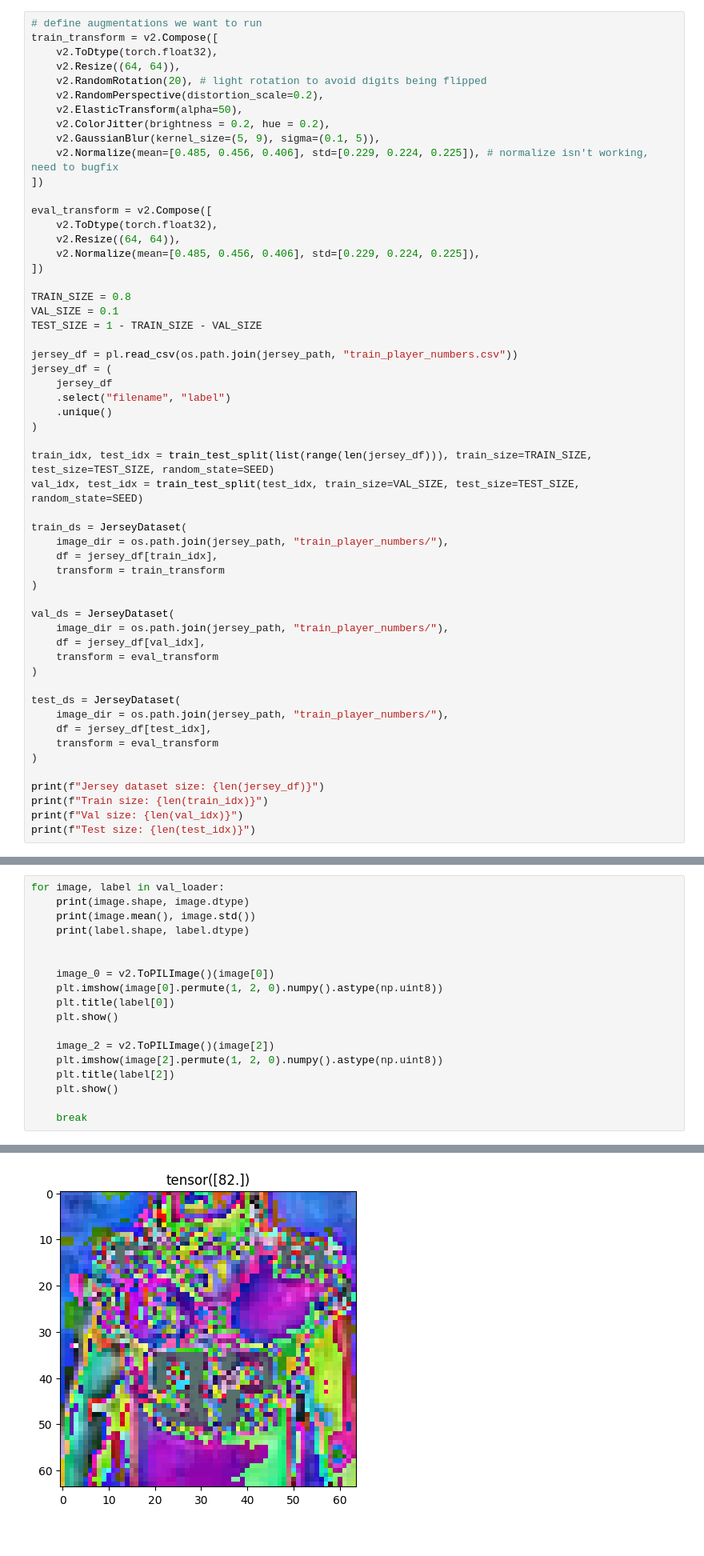
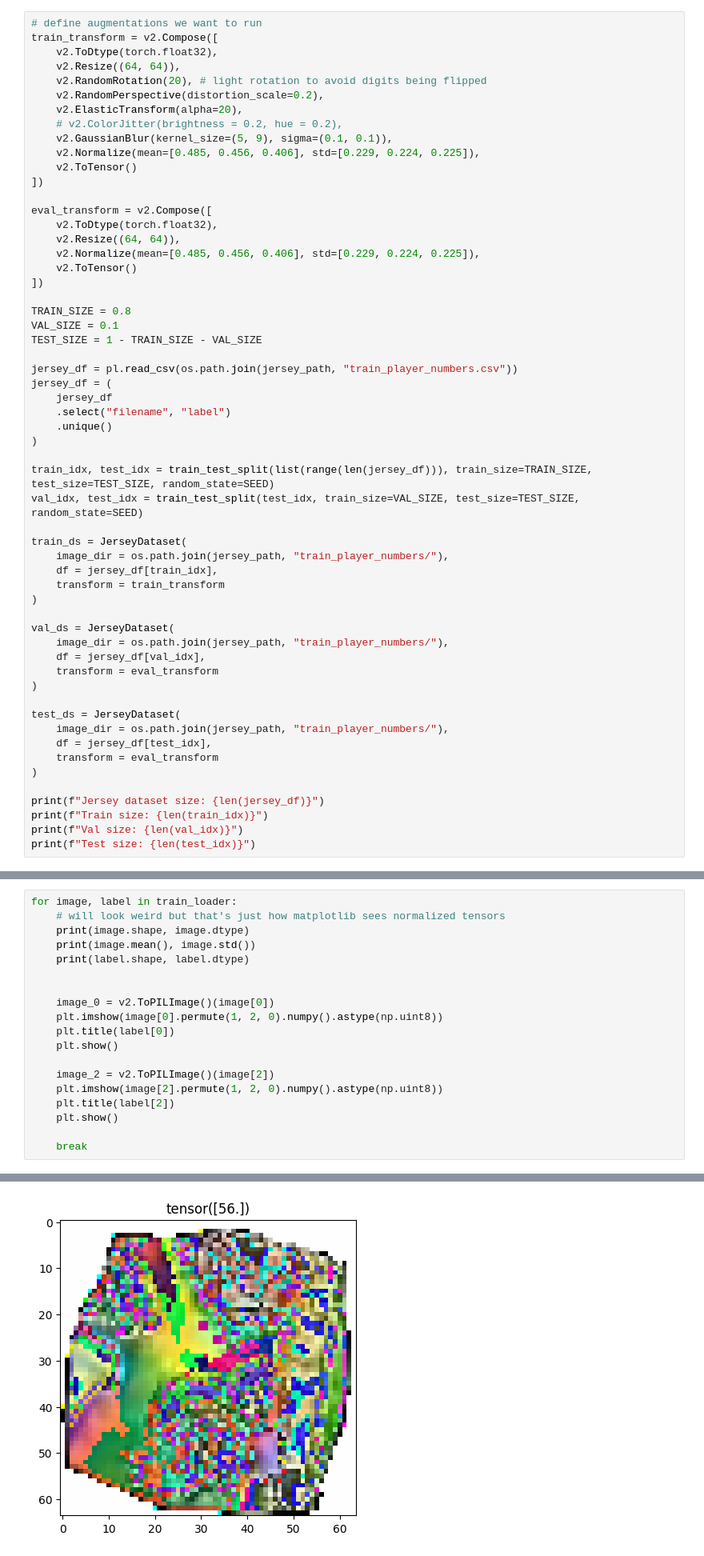
Before and after one commit to rjunw/nba2nba, a Jupyter notebook: notebooks/ocr.ipynb, the cells around one changed output, grey strips where cells are left out. Shown: that part at 80% size. Cells and saved outputs as stored; diff of their text form.

Commit message:
working train loop

```diff
--- a/notebooks/ocr.ipynb
+++ b/notebooks/ocr.ipynb
@@ -253,16 +259,18 @@ train_transform = v2.Compose([
     v2.Resize((64, 64)),
     v2.RandomRotation(20), # light rotation to avoid digits being flipped
     v2.RandomPerspective(distortion_scale=0.2),
-    v2.ElasticTransform(alpha=50),
-    v2.ColorJitter(brightness = 0.2, hue = 0.2),
-    v2.GaussianBlur(kernel_size=(5, 9), sigma=(0.1, 5)),
-    v2.Normalize(mean=[0.485, 0.456, 0.406], std=[0.229, 0.224, 0.225]), # normalize isn't working, need to bugfix
+    v2.ElasticTransform(alpha=20),
+    # v2.ColorJitter(brightness = 0.2, hue = 0.2),
+    v2.GaussianBlur(kernel_size=(5, 9), sigma=(0.1, 0.1)),
+    v2.Normalize(mean=[0.485, 0.456, 0.406], std=[0.229, 0.224, 0.225]),
+    v2.ToTensor()
 ])
 
 eval_transform = v2.Compose([
     v2.ToDtype(torch.float32),
     v2.Resize((64, 64)),
     v2.Normalize(mean=[0.485, 0.456, 0.406], std=[0.229, 0.224, 0.225]),
+    v2.ToTensor()
 ])
 
 TRAIN_SIZE = 0.8
@@ -321,7 +329,8 @@ train_loader = DataLoader(train_ds, **train_kwargs)
 val_loader = DataLoader(val_ds, **eval_kwargs)
 test_loader = DataLoader(test_ds, **eval_kwargs)
 # %%
-for image, label in val_loader:
+for image, label in train_loader:
+    # will look weird but that's just how matplotlib sees normalized tensors
     print(image.shape, image.dtype)
     print(image.mean(), image.std())
     print(label.shape, label.dtype)
@@ -344,2 +353,2 @@ tensor(542.8981) tensor(274.4743)
 torch.Size([64, 1]) torch.float32
-[figure, old version]
+[figure, new version]
```
Also changed, not shown: parts of 2 cells of this notebook.
